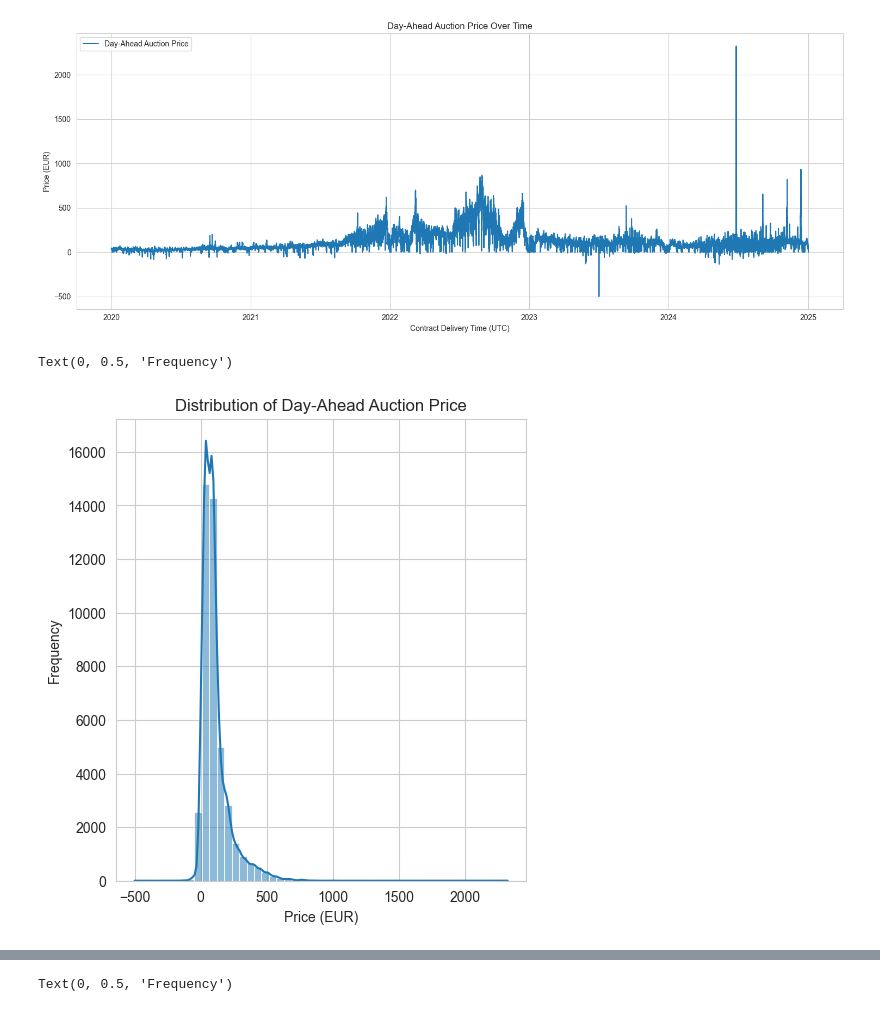
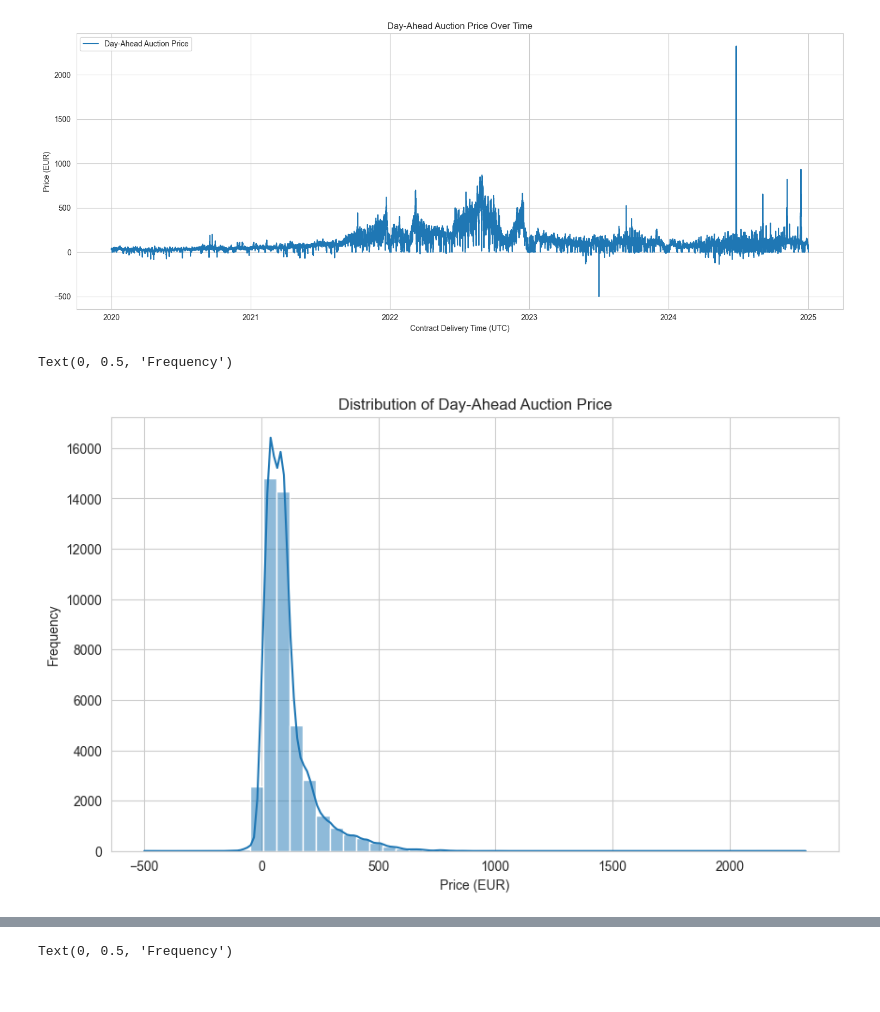
Before and after one commit to RNstu08/Electricity-Price-Forecast, a Jupyter notebook: day_ahead_price_forecasting.ipynb, the cells around one changed output, grey strips where cells are left out. Saved outputs shown, nothing was run; the diff lists cells and outputs as text; code cells hidden in the pictures.

```diff
--- a/day_ahead_price_forecasting.ipynb
+++ b/day_ahead_price_forecasting.ipynb
@@ -172,0 +161,5 @@ Max time difference: 1 days 12:00:00
+# %%
+# Relationship b/n contract-delivery & day-ahead-auction-time
+df['time_difference'] = (df['contract-delivery'] - df['day-ahead-auction-time']).dt.total_seconds() / 3600
+print("\n'time_difference' (hours between auction and delivery) Description:")
+print(df['time_difference'].describe())
@@ -201,15 +205,14 @@ plt.show()
 # high volatile & have non linear relations
 # %%
 # Day-Ahead Auction Price Distribution
-plt.figure(figsize=(18, 6))
-plt.subplot(1, 3, 1)
+plt.figure(figsize=(10, 6))
 sns.histplot(df['day-ahead-auction-price'], bins=50, kde=True)
 plt.title('Distribution of Day-Ahead Auction Price')
 plt.xlabel('Price (EUR)')
 plt.ylabel('Frequency')
 # %% [output]
 Text(0, 0.5, 'Frequency')
-[figure, old version]
+[figure, new version]
 # %%
 # Thoughts:
 # distribution is highly right-skewed
```
Also changed, not shown: parts of 54 cells of this notebook.
